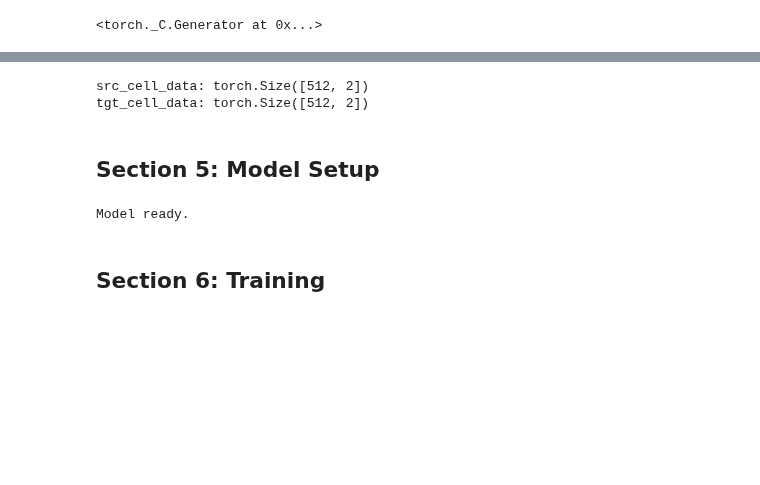
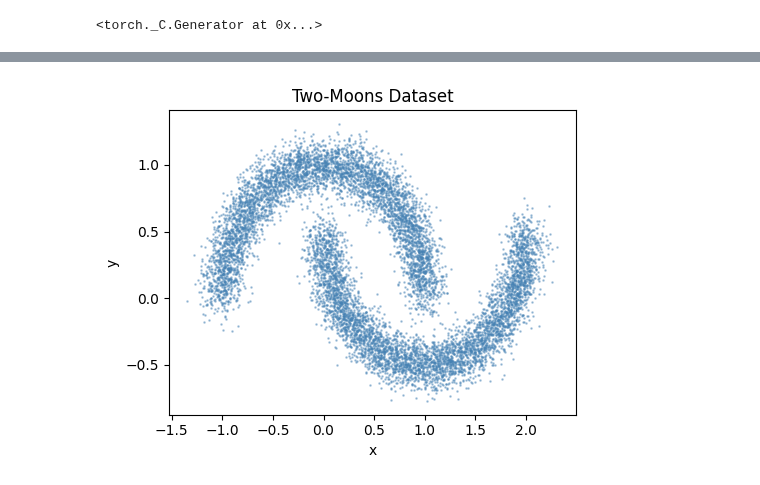
Before and after one commit to theislab/sckitflow, a Jupyter notebook: docs/notebooks/examples/tutorials/100_unconditional_fm_synthetic.ipynb, the cells around one changed output, grey strips where cells are left out. Saved outputs shown, nothing was run; the diff lists cells and outputs as text; code cells hidden in the pictures; blank space fills up the shorter version.

```diff
--- a/docs/notebooks/examples/tutorials/100_unconditional_fm_synthetic.ipynb
+++ b/docs/notebooks/examples/tutorials/100_unconditional_fm_synthetic.ipynb
@@ -187,62 +49,0 @@ For the unconditional model we return only `src_cell_data` and `tgt_cell_data`
-# %%
-def dispatch_fn(matched: MatchedData) -> dict:
-    """Convert a MatchedData sample into a training batch dict."""
-    src = matched.source_distribution.state_data.X.astype(np.float32)
-    tgt = matched.target_distribution.state_data.X.astype(np.float32)
-    return {
-        "src_cell_data": torch.tensor(src, dtype=torch.float32),
-        "tgt_cell_data": torch.tensor(tgt, dtype=torch.float32),
-        # No 'condition' key — unconditional model
-    }
-
-
-BATCH_SIZE = 512
-_inner_sampler = FTrainSampler(
-    nested_data,
-    dispatch_fn,
-    batch_size=BATCH_SIZE,
-    n_nodes=1,
-    replace_samples=True,
-)
-# FTrainSampler.sample() returns tuple[dict]; FlowTrainer expects a plain dict
-train_loader = types.SimpleNamespace(sample=lambda _=None: _inner_sampler.sample()[0])
-
-batch = train_loader.sample()
-print("src_cell_data:", batch["src_cell_data"].shape)
-print("tgt_cell_data:", batch["tgt_cell_data"].shape)
-# %% [output]
-src_cell_data: torch.Size([512, 2])
-tgt_cell_data: torch.Size([512, 2])
-# %% [markdown]
-## Section 5: Model Setup
-# %%
-# Velocity Field
-vf = MLPUnconditionalVF(
-    state_dim=2,
-    encode_state=True,
-    encode_time=True,
-    time_features_id="torch-cfm",
-    state_encoder_mlp_kwargs={"hidden_dims": (32,)},
-    time_encoder_mlp_kwargs={"hidden_dims": (16,)},
-    vf_decoder_mlp_kwargs={"hidden_dims": (64, 64)},
-)
-
-# ODESolver takes the velocity field at construction and creates the integration closure
-solver = ODESolver(dynamics=vf, method="euler", vf_kwargs={"condition_dict": None})
-
-g = torch.Generator()
-g.manual_seed(42)
-model = BaseMethod(
-    vf=vf,
-    probability_path=LinearGaussianProbabilityPath(sigma=0.01, prng=g),
-    time_sampler=uniform_time_sampler,
-    solver=solver,
-    match_fn=independent_coupling,
-    opt=torch.optim.AdamW,
-)
-trainer = FlowTrainer(method=model, require_prng=False)
-print("Model ready.")
-# %% [output]
-Model ready.
-# %% [markdown]
-## Section 6: Training
@@ -250,0 +50,13 @@ trainer.fit(train_dataloader=train_loader, num_iterations=5_000, valid_freq=5_00
+# %%
+X = np.array(adata.X)
+n = len(X)
+
+fig, ax = plt.subplots(figsize=(5, 4))
+ax.scatter(X[:, 0], X[:, 1], s=0.8, alpha=0.4, color="steelblue")
+ax.set_title("Two-Moons Dataset")
+ax.set_xlabel("x")
+ax.set_ylabel("y")
+plt.tight_layout()
+plt.show()
+# %% [output]
+[figure, added]
```
Also changed, not shown: parts of 36 cells of this notebook, 2 other files.
